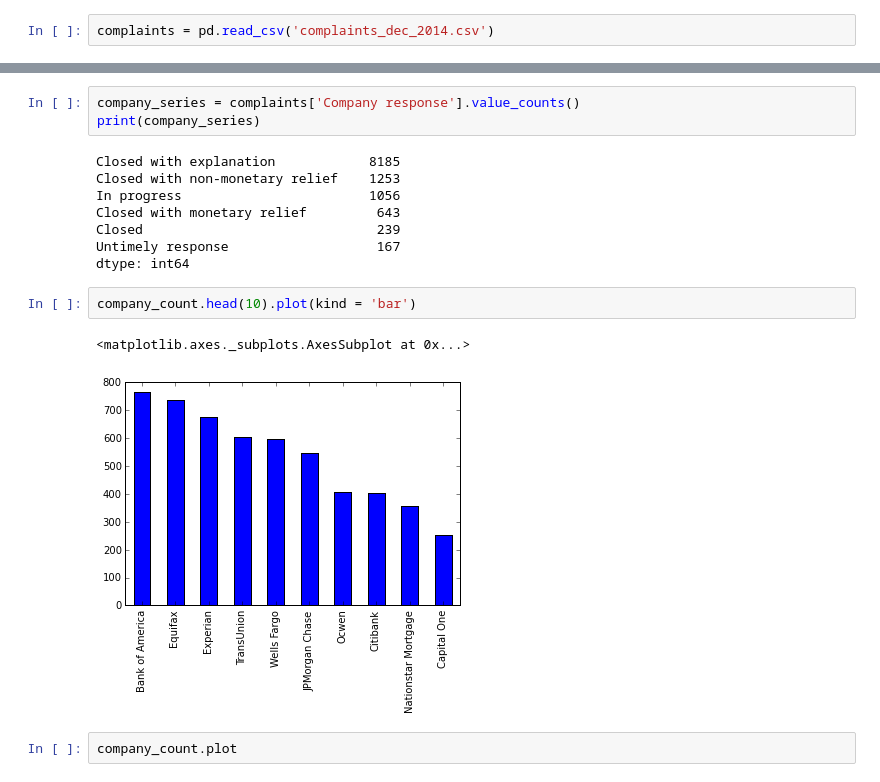
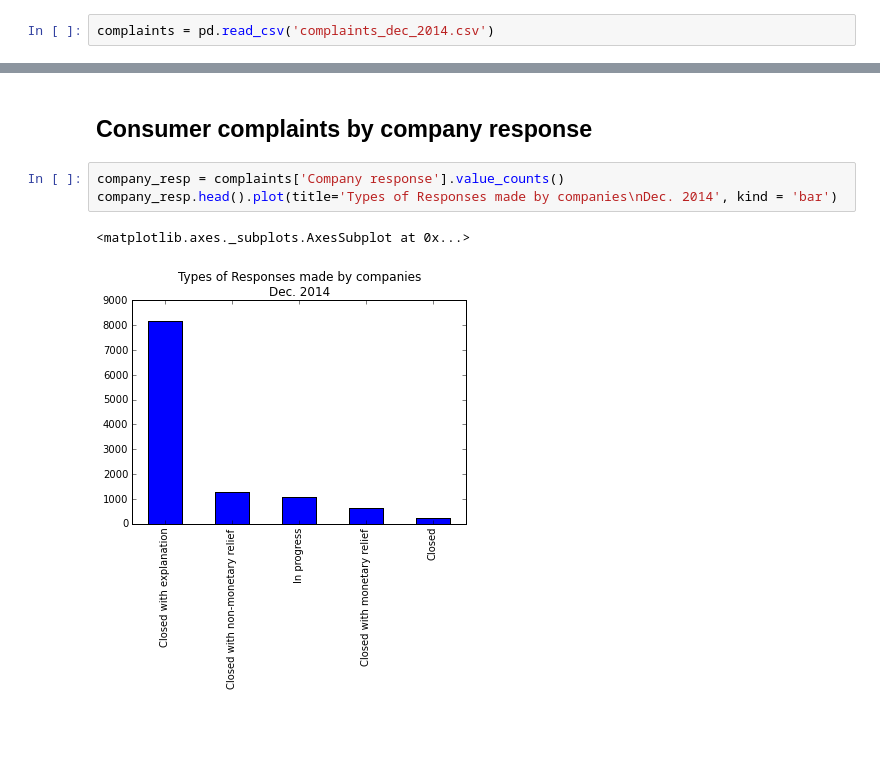
Before and after one commit to nckathleen/Consumer-Complaints, a Jupyter notebook: consumer_complaints.ipynb, the cells around one changed output, grey strips where cells are left out. Cells and saved outputs as stored; diff of their text form; blank space fills up the shorter version.

```diff
--- a/consumer_complaints.ipynb
+++ b/consumer_complaints.ipynb
@@ -133,18 +30,8 @@ There appears to be the highest rate of consumer dissatisfaction within the fina
-# %%
-company_series = complaints['Company response'].value_counts()
-print(company_series)
-# %% [output]
-Closed with explanation            8185
-Closed with non-monetary relief    1253
-In progress                        1056
-Closed with monetary relief         643
-Closed                              239
-Untimely response                   167
-dtype: int64
-# %%
-company_count.head(10).plot(kind = 'bar')
-# %% [output]
-<matplotlib.axes._subplots.AxesSubplot at 0x...>
-[figure, removed]
-# %%
-company_count.plot
+# %% [markdown]
+## Consumer complaints by company response
+# %%
+company_resp = complaints['Company response'].value_counts()
+company_resp.head().plot(title='Types of Responses made by companies\nDec. 2014', kind = 'bar')
+# %% [output]
+<matplotlib.axes._subplots.AxesSubplot at 0x...>
+[figure, added]
```
Also changed, not shown: parts of 27 cells of this notebook, 1 other file.
